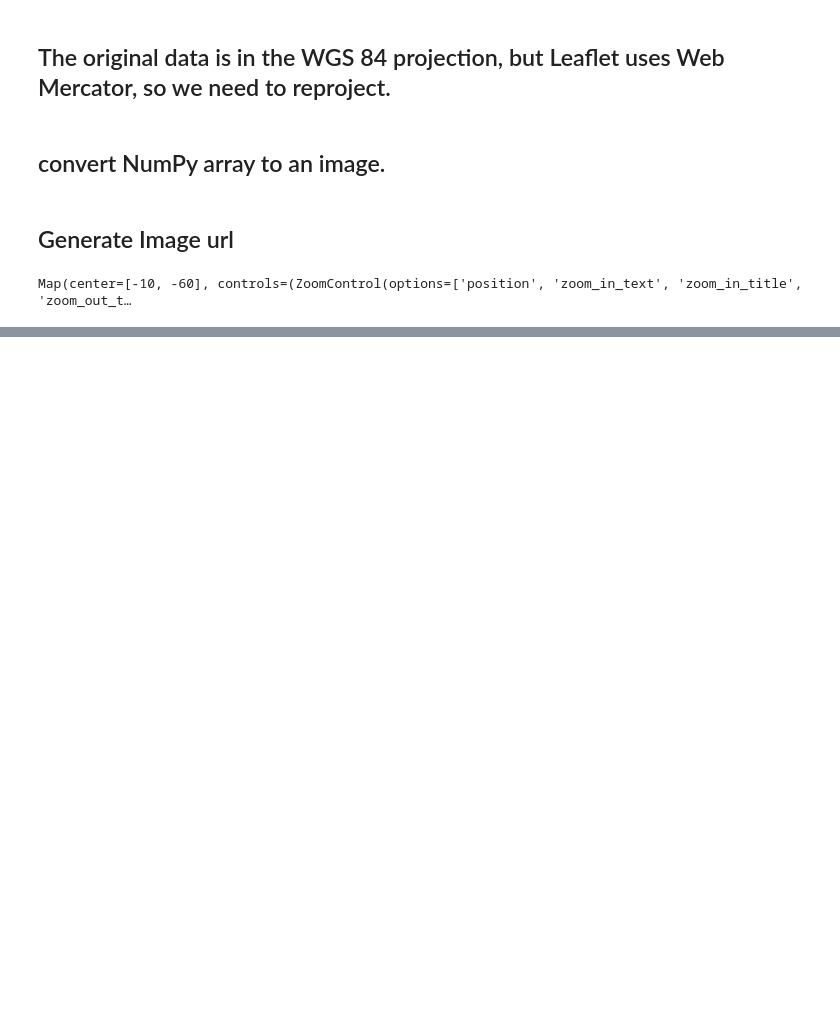
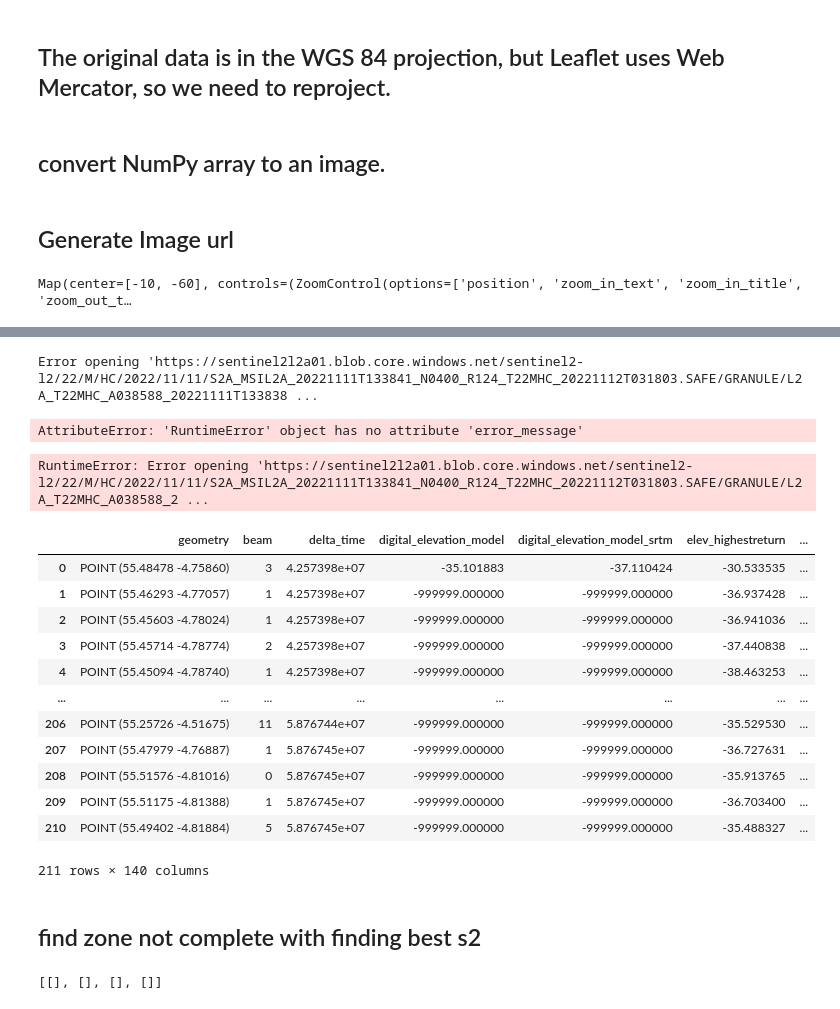
Before and after one commit to huizhml/global-vegetation-structure, a Jupyter notebook: download/vis.ipynb, the cells around one changed output, grey strips where cells are left out. Drawn from its saved outputs; the diff is of its cells as text; code cells hidden in the pictures; blank space fills up the shorter version.

```diff
--- a/download/vis.ipynb
+++ b/download/vis.ipynb
@@ -177,0 +369,48 @@ m.layout.height = '800px'
+# %%
+try:
+    image = image.load()
+except Exception as e:
+    print(e)
+    print(e.error_message)
+# %% [output]
+Error opening 'https://sentinel2l2a01.blob.core.windows.net/sentinel2-l2/22/M/HC/2022/11/11/S2A_MSIL2A_20221111T133841_N0400_R124_T22MHC_20221112T031803.SAFE/GRANULE/L2A_T22MHC_A038588_20221111T133838 ...
+AttributeError: 'RuntimeError' object has no attribute 'error_message'
+# %%
+image = image.load()
+# %% [output]
+RuntimeError: Error opening 'https://sentinel2l2a01.blob.core.windows.net/sentinel2-l2/22/M/HC/2022/11/11/S2A_MSIL2A_20221111T133841_N0400_R124_T22MHC_20221112T031803.SAFE/GRANULE/L2A_T22MHC_A038588_2 ...
+# %%
+import geopandas as gpd
+df = gpd.read_parquet('/users/zhanghui/scratch/GEDI_with_s2_candidates_and_best/2019/40M/partition_0.parquet')
+df
+# %% [output]
+|  | geometry | beam | delta_time | digital_elevation_model | digital_elevation_model_srtm | elev_highestreturn | ... |
+| 0 | POINT (55.48478 -4.75860) | 3 | 4.257398e+07 | -35.101883 | -37.110424 | -30.533535 | ... |
+| 1 | POINT (55.46293 -4.77057) | 1 | 4.257398e+07 | -999999.000000 | -999999.000000 | -36.937428 | ... |
+| 2 | POINT (55.45603 -4.78024) | 1 | 4.257398e+07 | -999999.000000 | -999999.000000 | -36.941036 | ... |
+| 3 | POINT (55.45714 -4.78774) | 2 | 4.257398e+07 | -999999.000000 | -999999.000000 | -37.440838 | ... |
+| 4 | POINT (55.45094 -4.78740) | 1 | 4.257398e+07 | -999999.000000 | -999999.000000 | -38.463253 | ... |
+| ... | ... | ... | ... | ... | ... | ... | ... |
+| 206 | POINT (55.25726 -4.51675) | 11 | 5.876744e+07 | -999999.000000 | -999999.000000 | -35.529530 | ... |
+| 207 | POINT (55.47979 -4.76887) | 1 | 5.876745e+07 | -999999.000000 | -999999.000000 | -36.727631 | ... |
+| 208 | POINT (55.51576 -4.81016) | 0 | 5.876745e+07 | -999999.000000 | -999999.000000 | -35.913765 | ... |
+| 209 | POINT (55.51175 -4.81388) | 1 | 5.876745e+07 | -999999.000000 | -999999.000000 | -36.703400 | ... |
+| 210 | POINT (55.49402 -4.81884) | 5 | 5.876745e+07 | -999999.000000 | -999999.000000 | -35.488327 | ... |
+211 rows × 140 columns
+# %% [markdown]
+## find zone not complete with finding best s2
+# %%
+import os
+from pathlib import Path
+small_zones=['23J','25L','25S','26K','26P','26Q','26S','27P','27Q','27R','28H','28M','30K','30L','31M','32K','32L','33H','38M','60U','40K','40M','40P','41K','42M','43M','43N','46N','46P','48L','49J','49K','49L','50P','52P','52R','53N','54N','54P','54R','55N','55P','55Q','55T','55U','56K','56L','56N','56P','56R','56T','56U','57J','57K','57L','57M','57N','57U','58J','58K','58L','58M','58P','58Q','59H','59K','59L','59N','60K','60M','01K','01L','01R','02K','02L','03K','03L','04K','04L','04N','05K','05L','05M','06J','06K','06L','07K','07L','07M','08K','40L','58N','59P','60L','01J','01N','02M','04M','07J','29G','58G','60G','01G','02Q','02R','28N','22T','22U','28S','29U','01U','02U','04Q','05Q','52H','20S','54G','37G','58F','60F','09J','10J','11Q','12J','13J','15M','15N','16M','17L','18K','21F','20F','21P','14P','12Q','18R','20Q','21T']
+data_dir = Path('/users/zhanghui/scratch/GEDI_with_s2_candidates_and_best')
+unfinished = []
+for year in range(2019, 2023):
+    flags = list(data_dir.glob(f'{year}/*_done'))
+    finished_zones = [f.stem.split('_')[0] for f in flags]
+    zones = [f.stem for f in data_dir.glob(f'{year}/*') if not f.stem.endswith('done')]
+    unfinished_ = [z for z in zones if (z not in finished_zones) and (z not in small_zones)]
+    unfinished.append(unfinished_)
+print(unfinished)
+# %% [output]
+[[], [], [], []]
```
Also changed, not shown: parts of 25 cells of this notebook, 9 other files.
